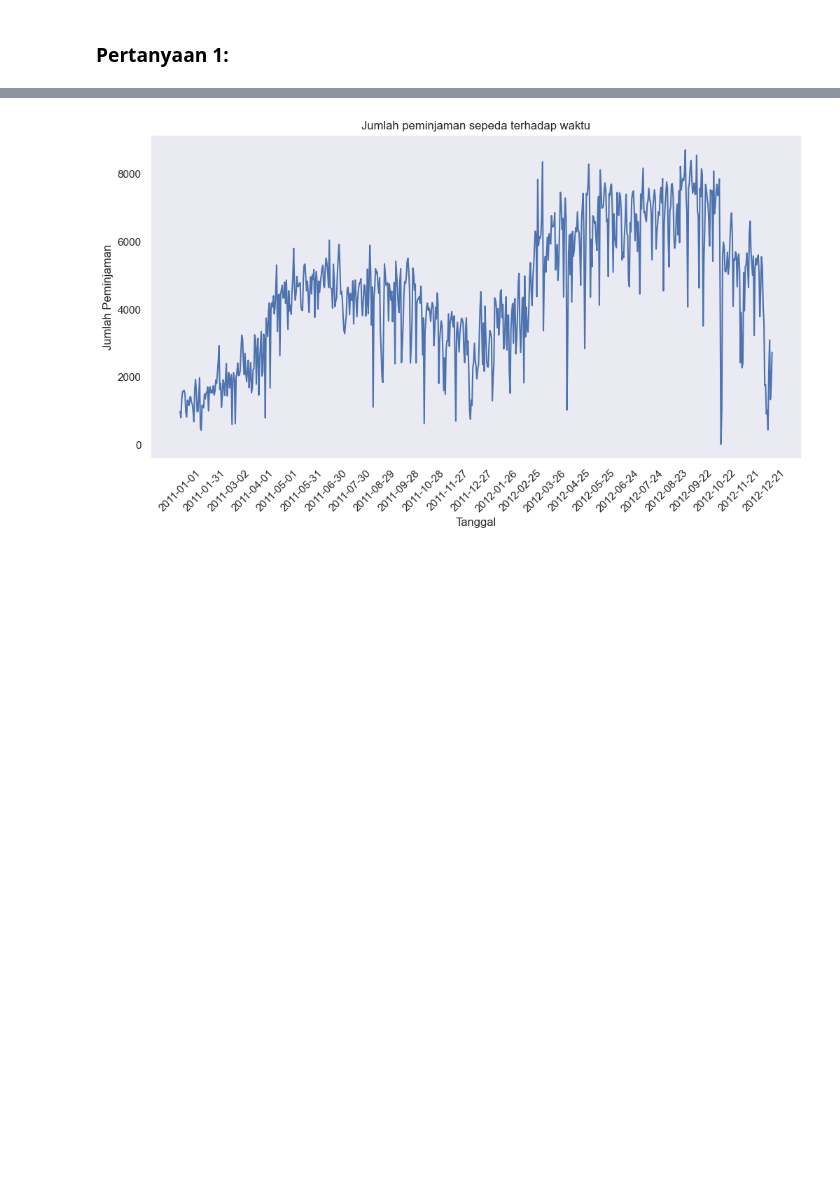
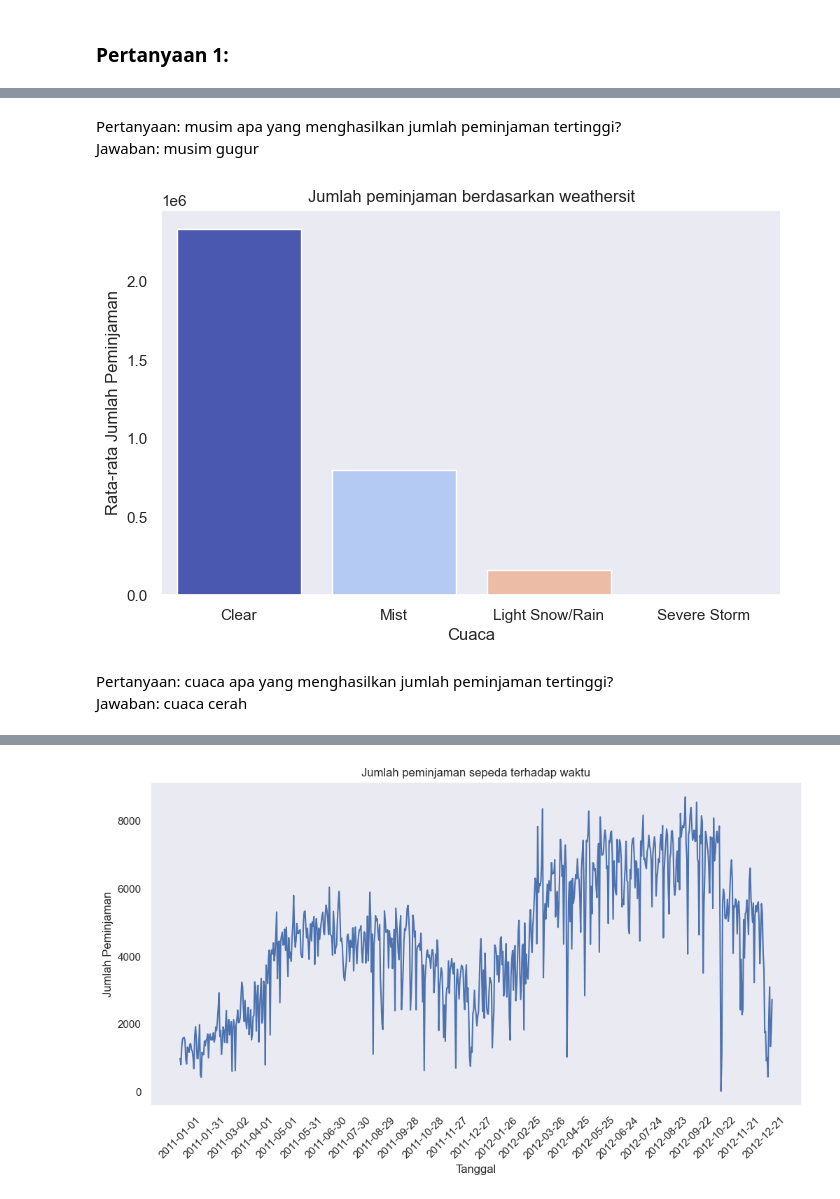
Before and after one commit to takolada/analisisdatadenganpython, a Jupyter notebook: notebook.ipynb, the cells around one changed output, grey strips where cells are left out. Cells and saved outputs as stored; diff of their text form; code cells hidden in the pictures; blank space fills up the shorter version.

```diff
--- a/notebook.ipynb
+++ b/notebook.ipynb
@@ -408,0 +422,17 @@ df_day.groupby(by="yr").agg(
+# %% [markdown]
+Pertanyaan: musim apa yang menghasilkan jumlah peminjaman tertinggi?
+Jawaban: musim gugur
+# %%
+klaster_cuaca = df_hour.groupby("weathersit")["cnt"].sum().reset_index()
+plt.figure(figsize=(8, 5))
+sns.barplot(x=klaster_cuaca["weathersit"], y=klaster_cuaca["cnt"], hue=klaster_cuaca["weathersit"], legend=False, palette="coolwarm")
+plt.xlabel("Cuaca")
+plt.xticks([0, 1, 2, 3],["Clear", "Mist", "Light Snow/Rain", "Severe Storm"])
+plt.ylabel("Rata-rata Jumlah Peminjaman")
+plt.title("Jumlah peminjaman berdasarkan weathersit")
+plt.show()
+# %% [output]
+[figure, added]
+# %% [markdown]
+Pertanyaan: cuaca apa yang menghasilkan jumlah peminjaman tertinggi?
+Jawaban: cuaca cerah
```
Also changed, not shown: parts of 22 cells of this notebook.
